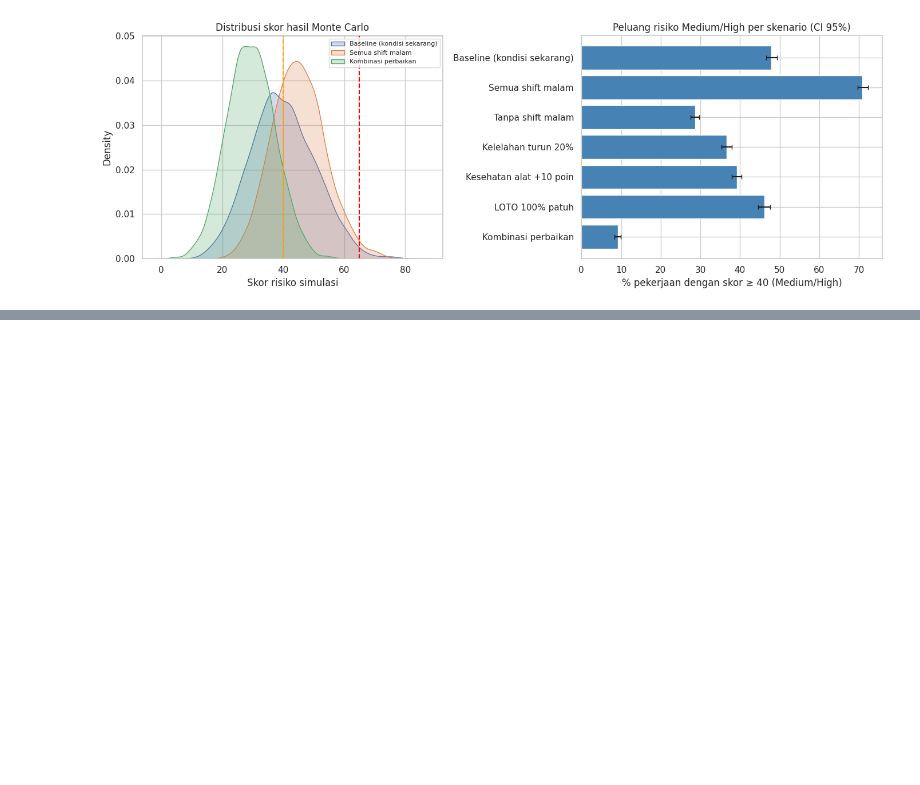
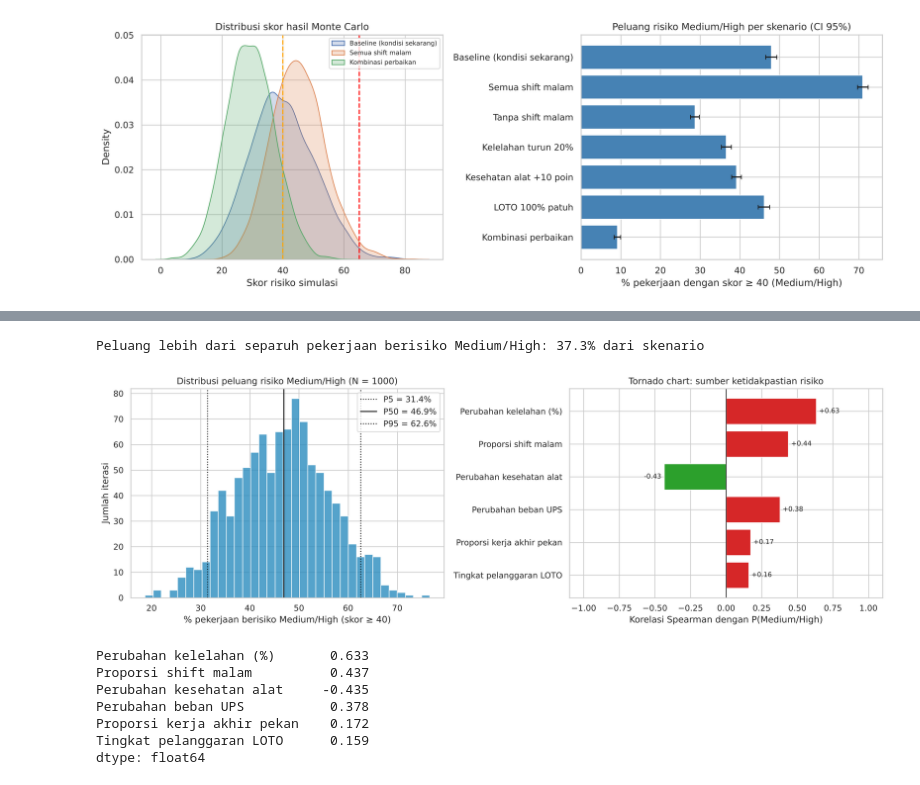
Before and after one commit to eriksetiawan018-Maverick/Erik-Setiawan-UAS-ADKP-Electrical-Safety-, a Jupyter notebook: Erik Setiawan-Uas ADKP Electrical Safety Monte Carlo.ipynb, the cells around one changed output, grey strips where cells are left out. Drawn from its saved outputs; the diff is of its cells as text; code cells hidden in the pictures; blank space fills up the shorter version.

Commit message:
Update: Monte Carlo probabilistik + tornado chart

```diff
--- a/Erik Setiawan-Uas ADKP Electrical Safety Monte Carlo.ipynb
+++ b/Erik Setiawan-Uas ADKP Electrical Safety Monte Carlo.ipynb
@@ -395,3 +488,41 @@ plt.tight_layout(); plt.show()
+# %%
+input_cols = list(sample_inputs(np.random.default_rng(0)).keys())
+rho = pd.Series({c: spearmanr(df_mc[c], df_mc["P(Medium/High) %"])[0] for c in input_cols})
+rho = rho.reindex(rho.abs().sort_values().index)
+
+p_over_50 = (df_mc["P(Medium/High) %"] >= 50).mean() * 100
+print(f"Peluang lebih dari separuh pekerjaan berisiko Medium/High: {p_over_50:.1f}% dari skenario")
+
+fig, ax = plt.subplots(1, 2, figsize=(15, 5))
+vals = df_mc["P(Medium/High) %"]
+ax[0].hist(vals, bins=35, color="#2b8cbe", edgecolor="white", alpha=0.8)
+for q, ls in [(0.05, ":"), (0.5, "-"), (0.95, ":")]:
+    ax[0].axvline(vals.quantile(q), color="black", ls=ls, lw=1.3, label=f"P{int(q*100)} = {vals.quantile(q):.1f}%")
+ax[0].set_xlabel("% pekerjaan berisiko Medium/High (skor ≥ 40)")
+ax[0].set_ylabel("Jumlah iterasi")
+ax[0].set_title(f"Distribusi peluang risiko Medium/High (N = {N_ITER})")
+ax[0].legend()
+
+colors = ["#d62728" if v > 0 else "#2ca02c" for v in rho.values]
+ax[1].barh(rho.index, rho.values, color=colors)
+ax[1].axvline(0, color="black", lw=0.8)
+ax[1].set_xlabel("Korelasi Spearman dengan P(Medium/High)")
+ax[1].set_title("Tornado chart: sumber ketidakpastian risiko")
+for i, v in enumerate(rho.values):
+    ax[1].text(v + (0.02 if v >= 0 else -0.02), i, f"{v:+.2f}", va="center", ha="left" if v >= 0 else "right", fontsize=9)
+ax[1].set_xlim(-1.1, 1.1)
+plt.tight_layout(); plt.show()
+rho.sort_values(key=abs, ascending=False).round(3)
+# %% [output]
+Peluang lebih dari separuh pekerjaan berisiko Medium/High: 37.3% dari skenario
+[figure, added]
+Perubahan kelelahan (%)       0.633
+Proporsi shift malam          0.437
+Perubahan kesehatan alat     -0.435
+Perubahan beban UPS           0.378
+Proporsi kerja akhir pekan    0.172
+Tingkat pelanggaran LOTO      0.159
+dtype: float64
 # %% [markdown]
 ## 7. Kesimpulan
 
```
Also changed, not shown: parts of 14 cells of this notebook, 7 other files.
